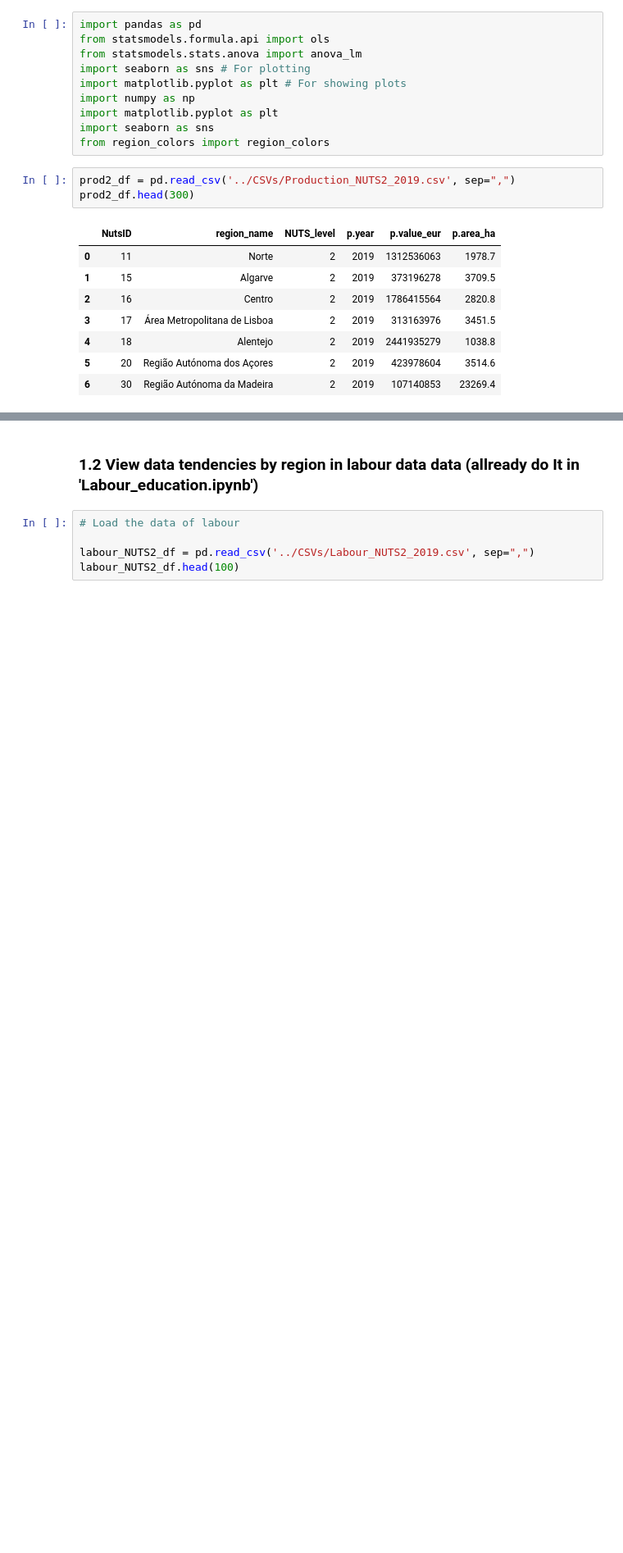
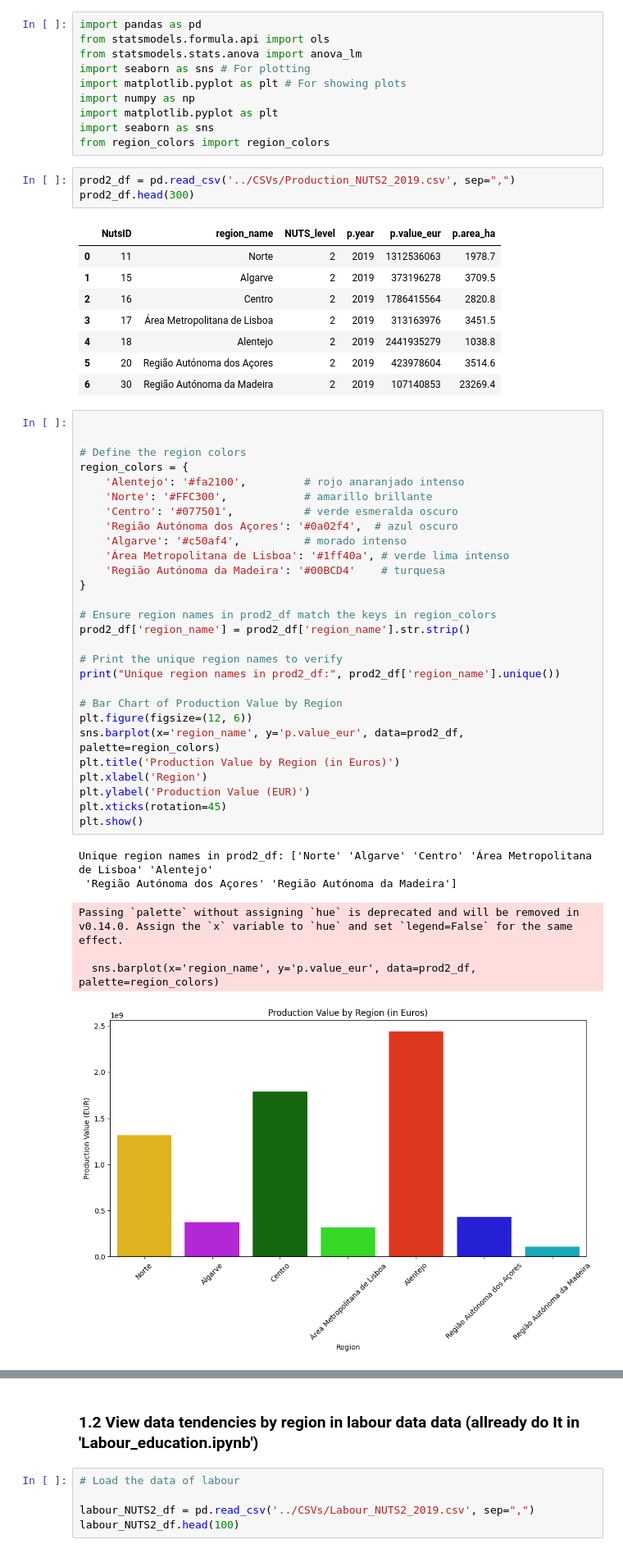
Before and after one commit to domwelsh/avcad_final, a Jupyter notebook: Codes/Labour_production.ipynb, the cells around one changed output, grey strips where cells are left out. Shown at 82% size. Drawn from its saved outputs; the diff is of its cells as text; blank space fills up the shorter version.

```diff
--- a/Codes/Labour_production.ipynb
+++ b/Codes/Labour_production.ipynb
@@ -60,4 +60,39 @@ prod2_df.head(300)
 | 4 | 18 | Alentejo | 2 | 2019 | 2441935279 | 1038.8 |
 | 5 | 20 | Região Autónoma dos Açores | 2 | 2019 | 423978604 | 3514.6 |
 | 6 | 30 | Região Autónoma da Madeira | 2 | 2019 | 107140853 | 23269.4 |
+# %%
+
+
+# Define the region colors
+region_colors = {
+    'Alentejo': '#fa2100',         # rojo anaranjado intenso
+    'Norte': '#FFC300',            # amarillo brillante
+    'Centro': '#077501',           # verde esmeralda oscuro
+    'Região Autónoma dos Açores': '#0a02f4',  # azul oscuro
+    'Algarve': '#c50af4',          # morado intenso
+    'Área Metropolitana de Lisboa': '#1ff40a', # verde lima intenso
+    'Região Autónoma da Madeira': '#00BCD4'    # turquesa
+}
+
+# Ensure region names in prod2_df match the keys in region_colors
+prod2_df['region_name'] = prod2_df['region_name'].str.strip()
+
+# Print the unique region names to verify
+print("Unique region names in prod2_df:", prod2_df['region_name'].unique())
+
+# Bar Chart of Production Value by Region
+plt.figure(figsize=(12, 6))
+sns.barplot(x='region_name', y='p.value_eur', data=prod2_df, palette=region_colors)
+plt.title('Production Value by Region (in Euros)')
+plt.xlabel('Region')
+plt.ylabel('Production Value (EUR)')
+plt.xticks(rotation=45)
+plt.show()
+# %% [output]
+Unique region names in prod2_df: ['Norte' 'Algarve' 'Centro' 'Área Metropolitana de Lisboa' 'Alentejo'
+ 'Região Autónoma dos Açores' 'Região Autónoma da Madeira']
+Passing `palette` without assigning `hue` is deprecated and will be removed in v0.14.0. Assign the `x` variable to `hue` and set `legend=False` for the same effect.
+
+  sns.barplot(x='region_name', y='p.value_eur', data=prod2_df, palette=region_colors)
+[figure, added]
 # %%
```
Also changed, not shown: parts of 2 cells of this notebook.
